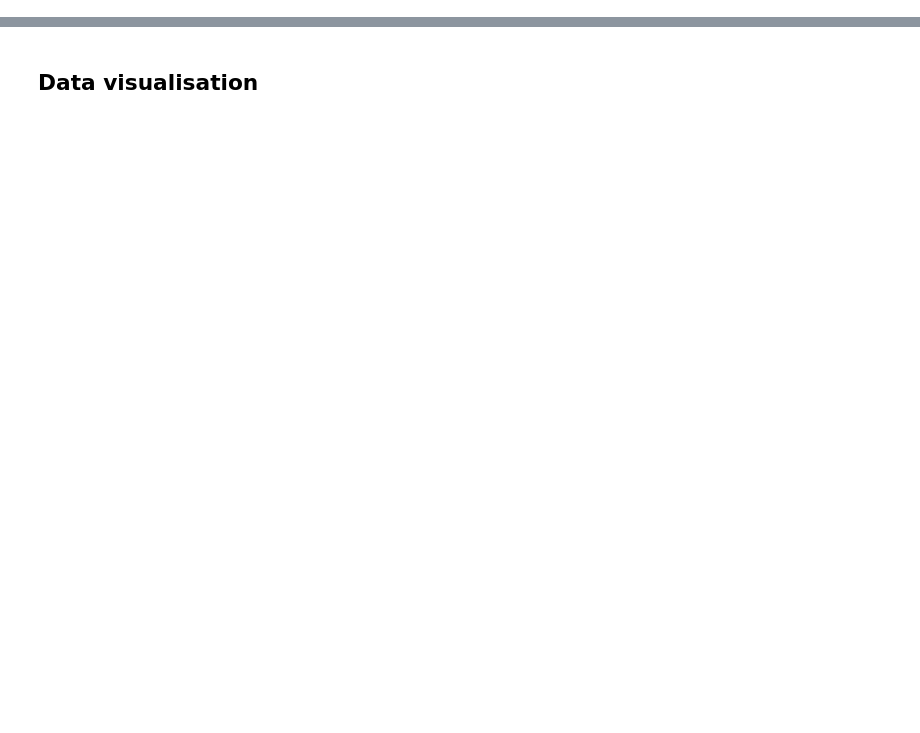
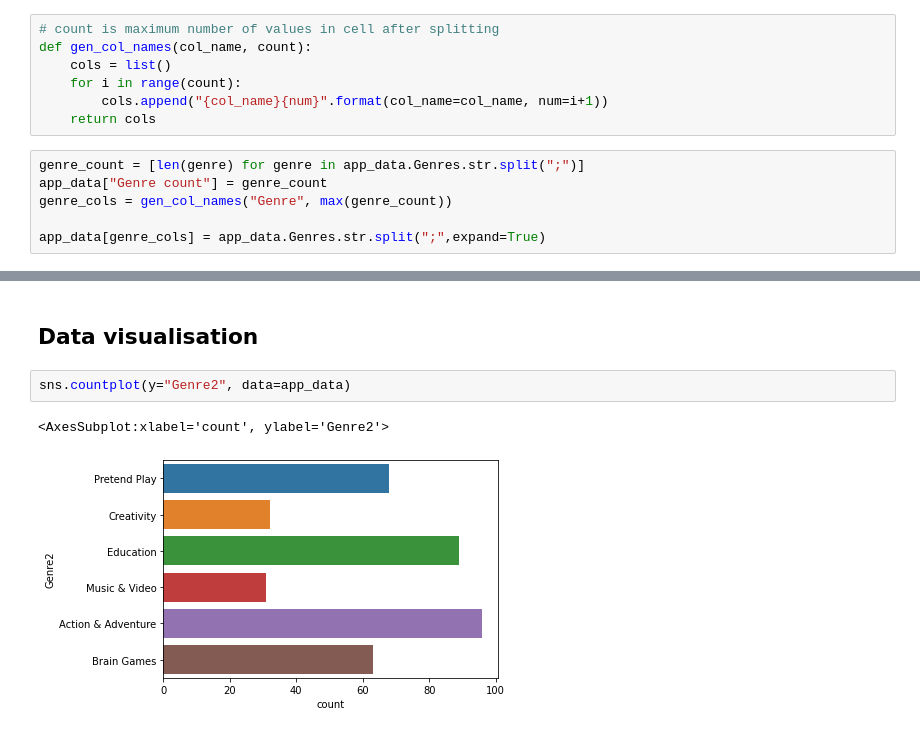
Before and after one commit to Iliaromanov/Google-Play-App-Rating-Prediction, a Jupyter notebook: data_exploration.ipynb, the cells around one changed output, grey strips where cells are left out. Saved outputs shown, nothing was run; the diff lists cells and outputs as text; blank space fills up the shorter version.

Commit message:
split genre into columns

```diff
--- a/data_exploration.ipynb
+++ b/data_exploration.ipynb
@@ -138,0 +159,13 @@ app_data['Type'] = labelencoder.fit_transform(app_data['Type'])
+# %%
+# count is maximum number of values in cell after splitting
+def gen_col_names(col_name, count):
+    cols = list()
+    for i in range(count):
+        cols.append("{col_name}{num}".format(col_name=col_name, num=i+1))
+    return cols
+# %%
+genre_count = [len(genre) for genre in app_data.Genres.str.split(";")]
+app_data["Genre count"] = genre_count
+genre_cols = gen_col_names("Genre", max(genre_count))
+
+app_data[genre_cols] = app_data.Genres.str.split(";",expand=True)
@@ -139,2 +188,7 @@ app_data['Type'] = labelencoder.fit_transform(app_data['Type'])
 # %% [markdown]
 ## Data visualisation
+# %%
+sns.countplot(y="Genre2", data=app_data)
+# %% [output]
+<AxesSubplot:xlabel='count', ylabel='Genre2'>
+[figure, added]
```
Also changed, not shown: parts of 4 cells of this notebook.
